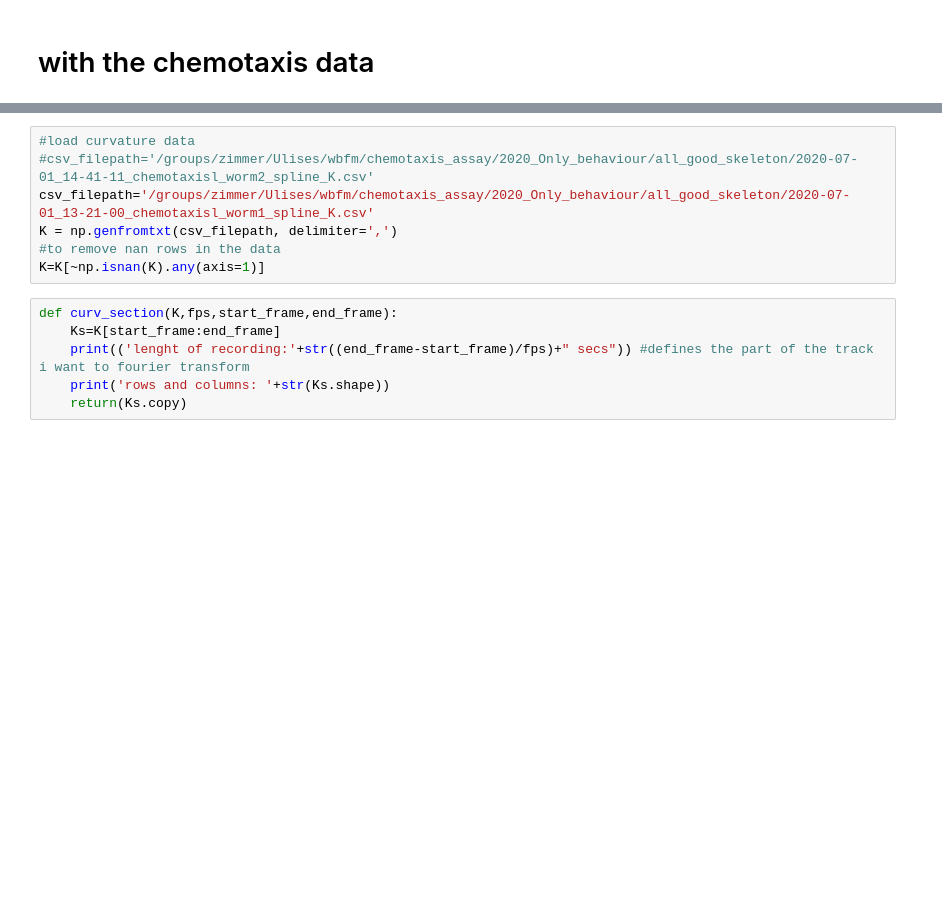
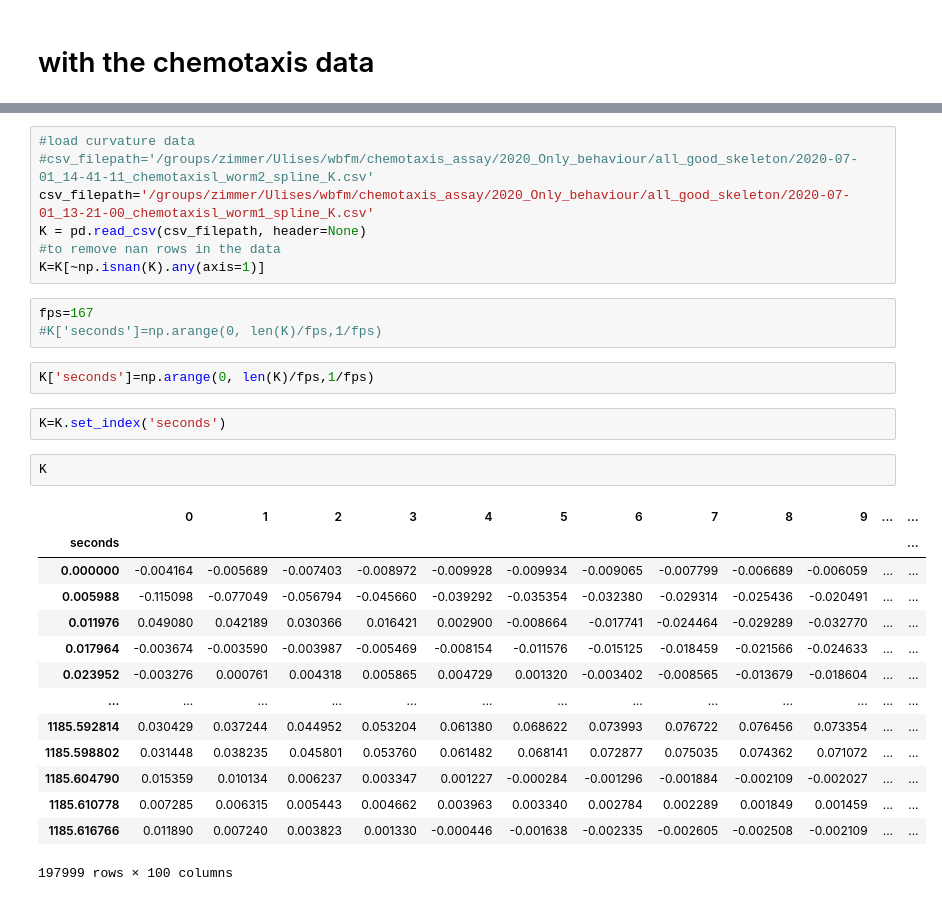
Before and after one commit to leonkontorovich/centerline_behavior_annotation, a Jupyter notebook: centerline/dev/peak_finding.ipynb, the cells around one changed output, grey strips where cells are left out. Cells and saved outputs as stored; diff of their text form; blank space fills up the shorter version.

```diff
--- a/centerline/dev/peak_finding.ipynb
+++ b/centerline/dev/peak_finding.ipynb
@@ -56,15 +55,33 @@ plot_track_section(concentration_change,position)
 #load curvature data
 #csv_filepath='/groups/zimmer/Ulises/wbfm/chemotaxis_assay/2020_Only_behaviour/all_good_skeleton/2020-07-01_14-41-11_chemotaxisl_worm2_spline_K.csv'
 csv_filepath='/groups/zimmer/Ulises/wbfm/chemotaxis_assay/2020_Only_behaviour/all_good_skeleton/2020-07-01_13-21-00_chemotaxisl_worm1_spline_K.csv'
-K = np.genfromtxt(csv_filepath, delimiter=',')
+K = pd.read_csv(csv_filepath, header=None)
 #to remove nan rows in the data
 K=K[~np.isnan(K).any(axis=1)]
-# %%
-def curv_section(K,fps,start_frame,end_frame):
-    Ks=K[start_frame:end_frame]
-    print(('lenght of recording:'+str((end_frame-start_frame)/fps)+" secs")) #defines the part of the track i want to fourier transform
-    print('rows and columns: '+str(Ks.shape))
-    return(Ks.copy)
+# %%
+fps=167
+#K['seconds']=np.arange(0, len(K)/fps,1/fps)
+# %%
+K['seconds']=np.arange(0, len(K)/fps,1/fps)
+# %%
+K=K.set_index('seconds')
+# %%
+K
+# %% [output]
+|  | 0 | 1 | 2 | 3 | 4 | 5 | 6 | 7 | 8 | 9 | ... | ... |
+| seconds |  |  |  |  |  |  |  |  |  |  |  | ... |
+| 0.000000 | -0.004164 | -0.005689 | -0.007403 | -0.008972 | -0.009928 | -0.009934 | -0.009065 | -0.007799 | -0.006689 | -0.006059 | ... | ... |
+| 0.005988 | -0.115098 | -0.077049 | -0.056794 | -0.045660 | -0.039292 | -0.035354 | -0.032380 | -0.029314 | -0.025436 | -0.020491 | ... | ... |
+| 0.011976 | 0.049080 | 0.042189 | 0.030366 | 0.016421 | 0.002900 | -0.008664 | -0.017741 | -0.024464 | -0.029289 | -0.032770 | ... | ... |
+| 0.017964 | -0.003674 | -0.003590 | -0.003987 | -0.005469 | -0.008154 | -0.011576 | -0.015125 | -0.018459 | -0.021566 | -0.024633 | ... | ... |
+| 0.023952 | -0.003276 | 0.000761 | 0.004318 | 0.005865 | 0.004729 | 0.001320 | -0.003402 | -0.008565 | -0.013679 | -0.018604 | ... | ... |
+| ... | ... | ... | ... | ... | ... | ... | ... | ... | ... | ... | ... | ... |
+| 1185.592814 | 0.030429 | 0.037244 | 0.044952 | 0.053204 | 0.061380 | 0.068622 | 0.073993 | 0.076722 | 0.076456 | 0.073354 | ... | ... |
+| 1185.598802 | 0.031448 | 0.038235 | 0.045801 | 0.053760 | 0.061482 | 0.068141 | 0.072877 | 0.075035 | 0.074362 | 0.071072 | ... | ... |
+| 1185.604790 | 0.015359 | 0.010134 | 0.006237 | 0.003347 | 0.001227 | -0.000284 | -0.001296 | -0.001884 | -0.002109 | -0.002027 | ... | ... |
+| 1185.610778 | 0.007285 | 0.006315 | 0.005443 | 0.004662 | 0.003963 | 0.003340 | 0.002784 | 0.002289 | 0.001849 | 0.001459 | ... | ... |
+| 1185.616766 | 0.011890 | 0.007240 | 0.003823 | 0.001330 | -0.000446 | -0.001638 | -0.002335 | -0.002605 | -0.002508 | -0.002109 | ... | ... |
+197999 rows × 100 columns
 # %%
 fps=167.0 #frames per second
 start_frame=position.index.min()
```
Also changed, not shown: parts of 23 cells of this notebook.
